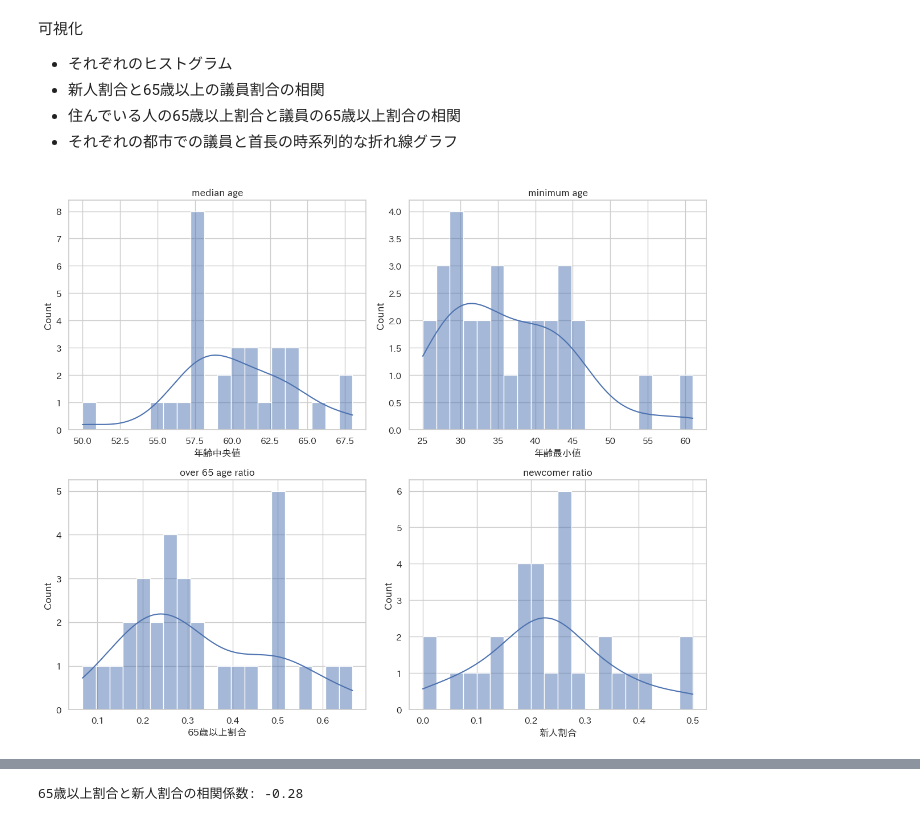
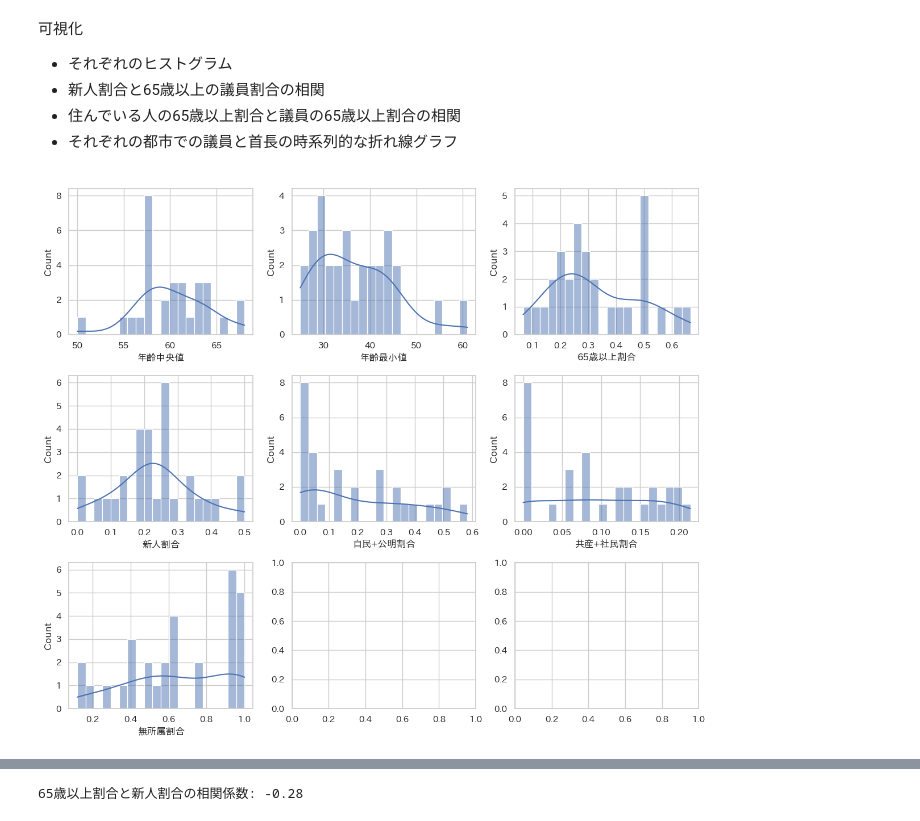
Before and after one commit to shun217/Statistics-Competition_Local-government-policy, a Jupyter notebook: testdata_pre.ipynb, the cells around one changed output, grey strips where cells are left out. Cells and saved outputs as stored; diff of their text form; code cells hidden in the pictures.

Commit message:
new file:   data/~$testdata.xlsx 	modified:   testdata_pre.ipynb

```diff
--- a/testdata_pre.ipynb
+++ b/testdata_pre.ipynb
@@ -73,5 +57,8 @@ abv65_df.head()
+# %%
+abv65_meandf = abv65_df.groupby('地域コード')['65歳以上人口割合'].mean().reset_index()
+# %%
+abv65_meandf = abv65_meandf.merge(df_region_code, on='地域コード', how='left', validate='one_to_one')
 # %% [markdown]
 <p>それぞれのdfの結びつけ</p>
 # %%
-merged_df = df.merge(abv65_df, on="市区町村", how="left")
-merged_df.drop(columns=['総人口','65歳以上人口'], inplace=True)
+merged_df = df.merge(abv65_meandf.drop(columns=['都道府県']), on="市区町村", how="left")
@@ -87,5 +65,8 @@ merged_df.head()
 # %% [markdown]
 <p>議員データと首長データの分離</p>
+# %%
+merged_df['日付'] = pd.to_datetime(merged_df['日付'], format='%Y-%m-%d')
+merged_df['年'] = merged_df['日付'].dt.year
 # %%
 counciler_df = merged_df[merged_df['種別'] == '議員']
 chief_df = merged_df[merged_df['種別'] == '首長']
@@ -109,22 +90,18 @@ chief_df.head()
 # %%
 sns.set(style="whitegrid")
 plt.rcParams['font.family'] = 'IPAexGothic'
 
-fig, axes = plt.subplots(2, 2, figsize=(12, 10))
+fig, axes = plt.subplots(3, 3, figsize=(12, 10))
 
 sns.histplot(data=counciler_df, x="年齢中央値", bins=20, kde=True, ax=axes[0, 0])
-axes[0, 0].set_title("median age")
-
 sns.histplot(data=counciler_df, x="年齢最小値", bins=20, kde=True, ax=axes[0, 1])
-axes[0, 1].set_title("minimum age")
-
-sns.histplot(data=counciler_df, x="65歳以上割合", bins=20, kde=True, ax=axes[1, 0])
-axes[1, 0].set_title("over 65 age ratio")
-
-sns.histplot(data=counciler_df, x="新人割合", bins=20, kde=True, ax=axes[1, 1])
-axes[1, 1].set_title("newcomer ratio")
+sns.histplot(data=counciler_df, x="65歳以上割合", bins=20, kde=True, ax=axes[0, 2])
+sns.histplot(data=counciler_df, x="新人割合", bins=20, kde=True, ax=axes[1, 0])
+sns.histplot(data=counciler_df, x="自民+公明割合", bins=20, kde=True, ax=axes[1, 1])
+sns.histplot(data=counciler_df, x="共産+社民割合", bins=20, kde=True, ax=axes[1, 2])
+sns.histplot(data=counciler_df, x="無所属割合", bins=20, kde=True, ax=axes[2,0])
 
 plt.tight_layout()
 plt.show()
 # %% [output]
-[figure, old version]
+[figure, new version]
```
Also changed, not shown: parts of 39 cells of this notebook, 1 other file.
